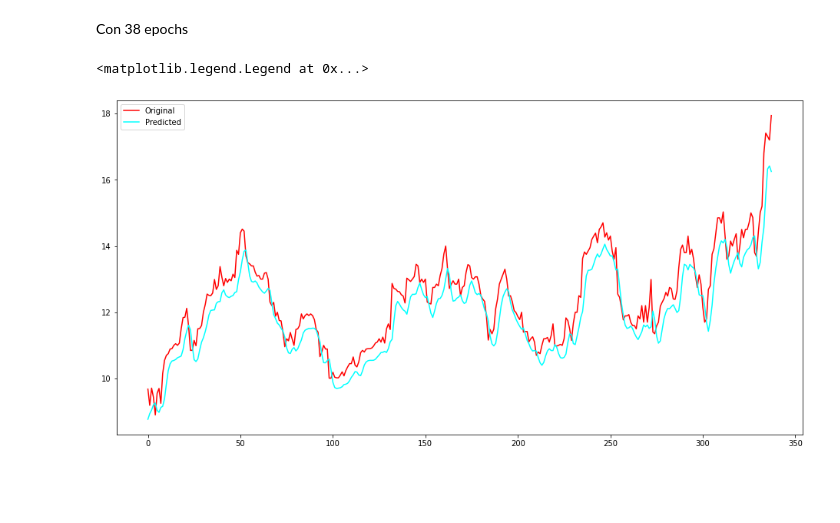
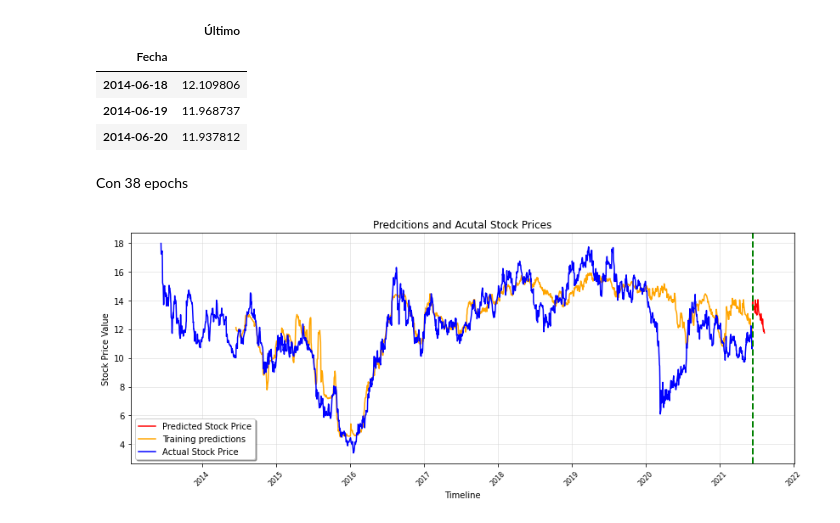
Before and after one commit to MayumyCH/mining_stock_price_prediction_with_lstm, a Jupyter notebook: Mining_stock_price_prediction_with_LSTM.ipynb, the cells around one changed output. Saved outputs shown, nothing was run; the diff lists cells and outputs as text; code cells hidden in the pictures; blank space fills up the shorter version.

```diff
--- a/Mining_stock_price_prediction_with_LSTM.ipynb
+++ b/Mining_stock_price_prediction_with_LSTM.ipynb
@@ -172,11 +362,55 @@ y_test_scaled = scaler.inverse_transform(y_test.reshape(-1,1))
+# %%
+# Realizar predicciones
+predictions_future = model.predict(X_train[-n_future:])
+
+predictions_train = model.predict(X_train[n_past:])
+# %%
+# Invierta las predicciones a las medidas originales
+
+#  Convertir <datetime.date> a <Timestamp>
+def datetime_to_timestamp(x):
+    return datetime.strptime(x.strftime('%Y%m%d'), '%Y%m%d')
+
+y_pred_future = sc_predict.inverse_transform(predictions_future)
+y_pred_train = sc_predict.inverse_transform(predictions_train)
+
+PREDICTIONS_FUTURE = pd.DataFrame(y_pred_future, columns=['Último']).set_index(pd.Series(datelist_future))
+PREDICTION_TRAIN = pd.DataFrame(y_pred_train, columns=['Último']).set_index(pd.Series(datelist_train[2 * n_past + n_future -1:]))
+
+# Convertir <datetime.date> a <Timestamp> para PREDICITION_TRAIN
+PREDICTION_TRAIN.index = PREDICTION_TRAIN.index.to_series().apply(datetime_to_timestamp)
+
+PREDICTION_TRAIN.head(3)
+# %% [output]
+|  | Último |
+| Fecha |  |
+| 2014-06-18 | 12.109806 |
+| 2014-06-19 | 11.968737 |
+| 2014-06-20 | 11.937812 |
+# %%
+dataset_train = pd.DataFrame(dataset_train, columns=cols)
+dataset_train.index = datelist_train
+dataset_train.index = pd.to_datetime(dataset_train.index)
 # %% [markdown]
 Con 38 epochs
-# %%
-import matplotlib.pyplot as plt
-fig, ax = plt.subplots(figsize=(16,8))
-ax.plot(y_test_scaled, color='red', label='Original')
-plt.plot(predictions, color='cyan', label='Predicted')
-plt.legend()
-# %% [output]
-<matplotlib.legend.Legend at 0x...>
-[figure, removed]
+# %%
+from pylab import rcParams
+rcParams['figure.figsize'] = 14, 5
+
+START_DATE_FOR_PLOTTING = '2013-06-13'
+
+plt.plot(PREDICTIONS_FUTURE.index, PREDICTIONS_FUTURE['Último'], color='r', label='Predicted Stock Price')
+plt.plot(PREDICTION_TRAIN.loc[START_DATE_FOR_PLOTTING:].index, PREDICTION_TRAIN.loc[START_DATE_FOR_PLOTTING:]['Último'], color='orange', label='Training predictions')
+plt.plot(dataset_train.loc[START_DATE_FOR_PLOTTING:].index, dataset_train.loc[START_DATE_FOR_PLOTTING:]['Último'], color='b', label='Actual Stock Price')
+
+plt.axvline(x = min(PREDICTIONS_FUTURE.index), color='green', linewidth=2, linestyle='--')
+plt.grid(which='major', color='#cccccc', alpha=0.5)
+
+plt.legend(shadow=True)
+plt.title('Predcitions and Acutal Stock Prices', family='Arial', fontsize=12)
+plt.xlabel('Timeline', family='Arial', fontsize=10)
+plt.ylabel('Stock Price Value', family='Arial', fontsize=10)
+plt.xticks(rotation=45, fontsize=8)
+plt.show()
+# %% [output]
+[figure, added]
```
Also changed, not shown: parts of 54 cells of this notebook, 3 other files.
